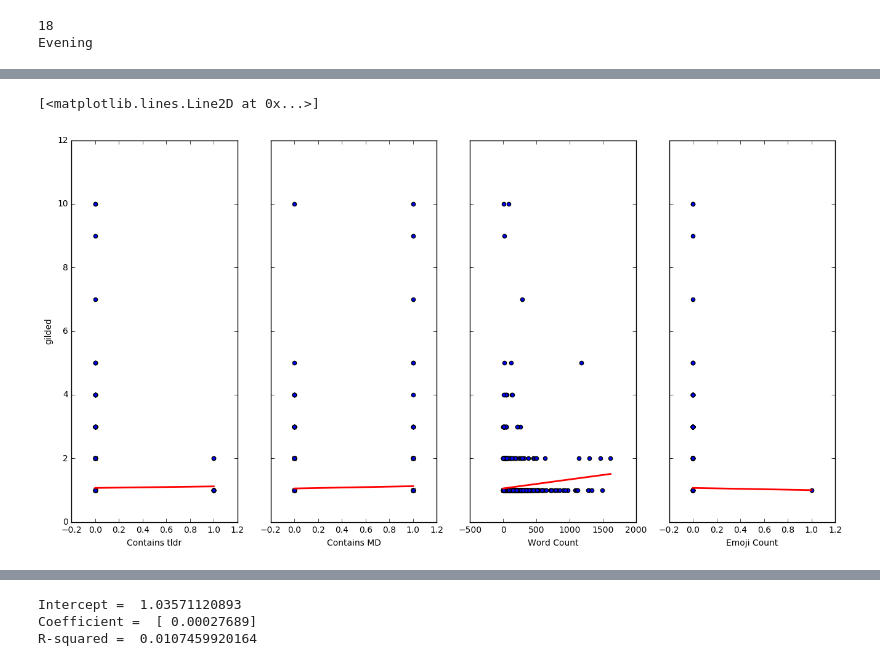
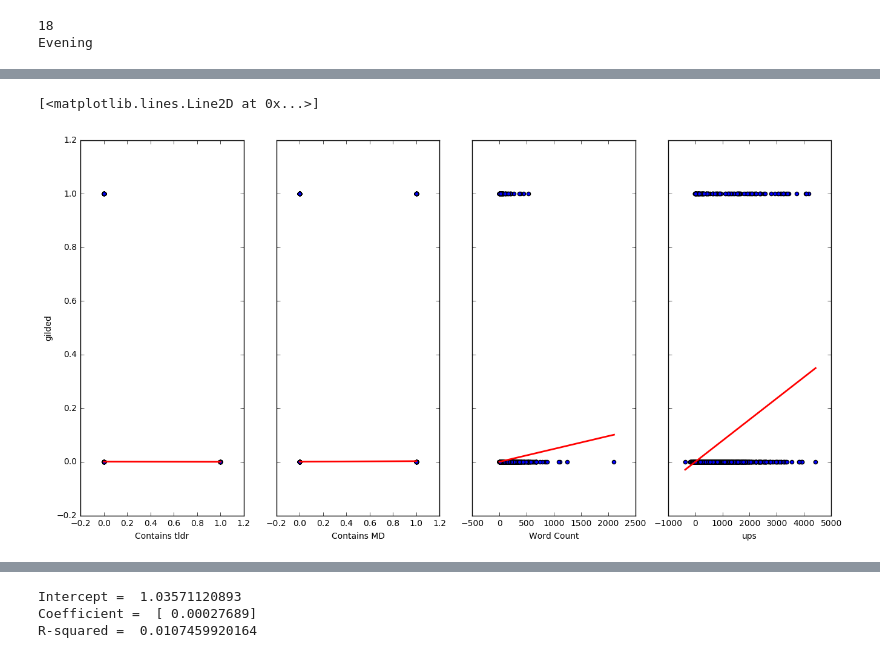
Before and after one commit to cyinwei/csce489_gold, a Jupyter notebook: Jeremy's Notebook.ipynb, the cells around one changed output, grey strips where cells are left out. Drawn from its saved outputs; the diff is of its cells as text; code cells hidden in the pictures.

```diff
--- a/Jeremy's Notebook.ipynb
+++ b/Jeremy's Notebook.ipynb
@@ -109,19 +109,11 @@ from scripts import Munger as mg
 import datetime
 import pandas as pd
 
-filename = 'Start Data/2015/RC_2015-01_gilded.csv'
-
-data = pd.read_csv(filename)
-temp = pd.read_csv('Start Data/2015/RC_2015-02_gilded.csv')
-data = data.append(temp, ignore_index=True)
-temp = pd.read_csv('Start Data/2015/RC_2015-03_gilded.csv')
-data = data.append(temp, ignore_index=True)
-temp = pd.read_csv('Start Data/2015/RC_2015-04_gilded.csv')
-data = data.append(temp, ignore_index=True)
-temp = pd.read_csv('Start Data/2015/RC_2015-05_gilded.csv')
-data = data.append(temp, ignore_index=True)
+data = pd.read_csv('W:/CSCE489/Start Data/test/RC_2015-01_toplevel_funny.csv')
 
 data['body'] = data['body'].astype(str)
+
+data['gilded'] = data['gilded'].astype(bool)
 
 data['Contains MD'] = data['body'].apply(lambda x: mg.containsMD(x))
 data['Contains tldr'] = data['body'].apply(lambda x: mg.containsTLDR(x))
@@ -141,38 +133,40 @@ data.head()
 # %%
 import matplotlib.pyplot as plt
 %matplotlib inline
 
-query = 'subreddit == "funny"'
-data = data.query(query)
+from sklearn.linear_model import LinearRegression
+lm_in_sklearn = LinearRegression()
+
+data['gilded'] = data['gilded'].astype(bool)
 
 # visualize the relationship between the features and the response using scatterplots
 fig, axs = plt.subplots(1, 4, sharey=True,  figsize=(16, 8))
 data.plot(kind='scatter', x='Contains tldr', y='gilded', ax=axs[0])
 X_new = pd.DataFrame({'Contains tldr': [data['Contains tldr'].min(), data['Contains tldr'].max()]})
 lm_in_sklearn.fit(data[['Contains tldr']], data['gilded'])
 preds = lm_in_sklearn.predict(X_new)
 axs[0].plot(X_new, preds, c='red', linewidth=2)
 
 data.plot(kind='scatter', x='Contains MD', y='gilded', ax=axs[1])
 X_new = pd.DataFrame({'Contains MD': [data['Contains MD'].min(), data['Contains MD'].max()]})
 lm_in_sklearn.fit(data[['Contains MD']], data['gilded'])
 preds = lm_in_sklearn.predict(X_new)
 axs[1].plot(X_new, preds, c='red', linewidth=2)
 
 data.plot(kind='scatter', x='Word Count', y='gilded', ax=axs[2])
 X_new = pd.DataFrame({'Word Count': [data['Word Count'].min(), data['Word Count'].max()]})
 lm_in_sklearn.fit(data[['Word Count']], data['gilded'])
 preds = lm_in_sklearn.predict(X_new)
 axs[2].plot(X_new, preds, c='red', linewidth=2)
 
-data.plot(kind='scatter', x='Emoji Count', y='gilded', ax=axs[3])
-X_new = pd.DataFrame({'Emoji Count': [data['Emoji Count'].min(), data['Emoji Count'].max()]})
-lm_in_sklearn.fit(data[['Emoji Count']], data['gilded'])
+data.plot(kind='scatter', x='ups', y='gilded', ax=axs[3])
+X_new = pd.DataFrame({'ups': [data['ups'].min(), data['ups'].max()]})
+lm_in_sklearn.fit(data[['ups']], data['gilded'])
 preds = lm_in_sklearn.predict(X_new)
 axs[3].plot(X_new, preds, c='red', linewidth=2)
 # %% [output]
 [<matplotlib.lines.Line2D at 0x...>]
-[figure, old version]
+[figure, new version]
 # %%
 data.groupby('Time of Day')[['gilded']].count().plot(kind='pie',y='gilded', autopct='%1.1f%%', legend=False)
 
```
Also changed, not shown: parts of 6 cells of this notebook, 2 other files.
